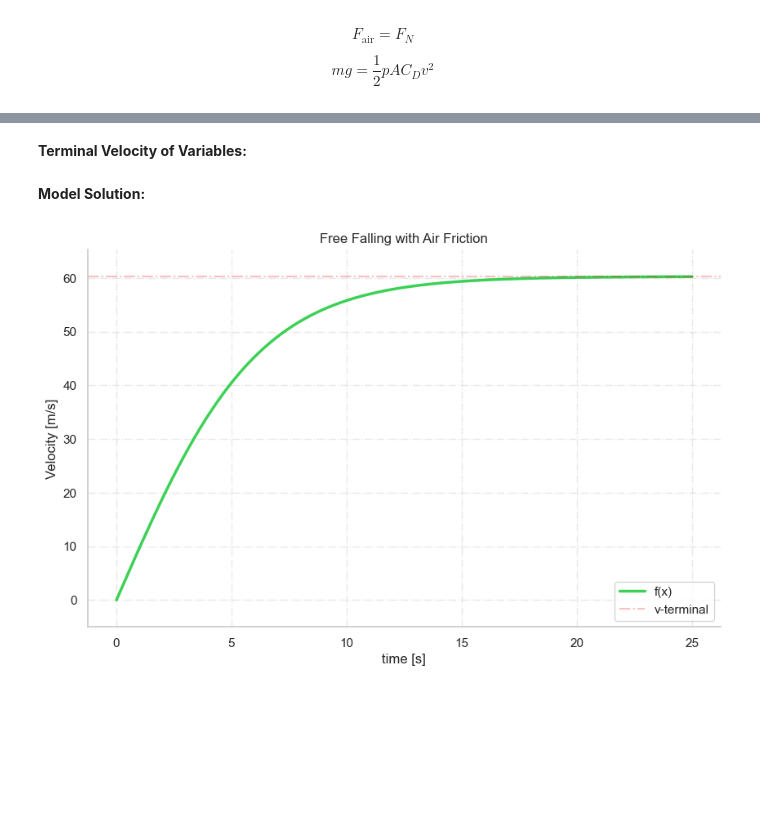
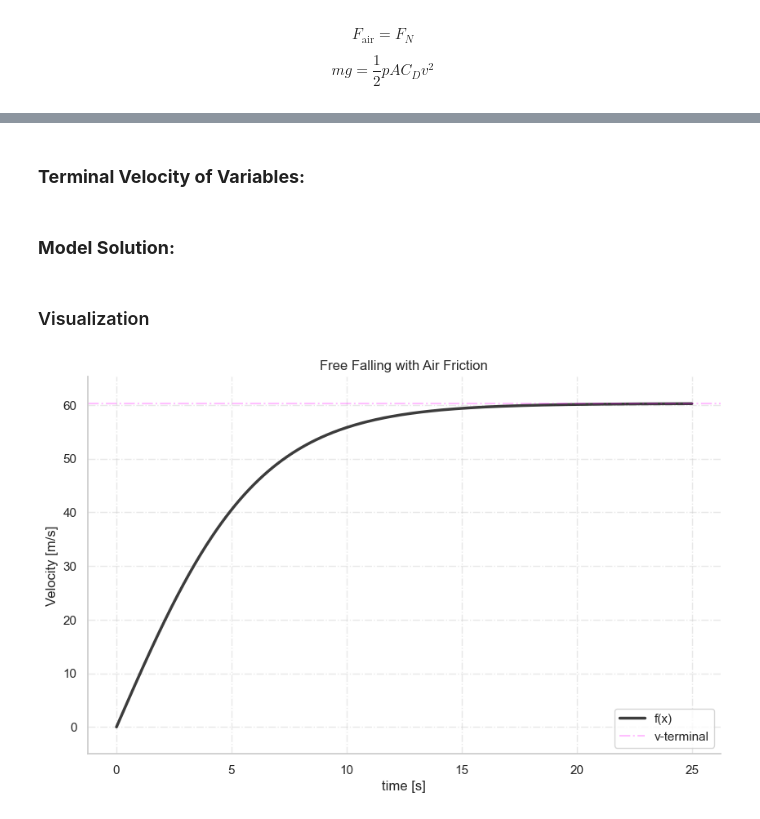
Before and after one commit to ibobey/Scientific-Python, a Jupyter notebook: Part 1 - SkyDiving/NOTEBOOK/SkyDiving.ipynb, the cells around one changed output, grey strips where cells are left out. Saved outputs shown, nothing was run; the diff lists cells and outputs as text; code cells hidden in the pictures; blank space fills up the shorter version.

```diff
--- a/Part 1 - SkyDiving/NOTEBOOK/SkyDiving.ipynb
+++ b/Part 1 - SkyDiving/NOTEBOOK/SkyDiving.ipynb
@@ -72,7 +74,7 @@ test_elements: Elements = Elements(
     t = np.linspace(0,25,500)
 )
 # %% [markdown]
-__Terminal Velocity of Variables:__
+### __Terminal Velocity of Variables:__
 # %%
 terminal_velocity: float = calculate_terminal_velocity(m=test_elements.m,
                             g=test_elements.g,
@@ -80,7 +82,7 @@ terminal_velocity: float = calculate_terminal_velocity(m=test_elements.m,
                             p=test_elements.p,
                             A=test_elements.A)
 # %% [markdown]
-__Model Solution:__
+### __Model Solution:__
 # %%
 solution: ndarray = odeint(model,
                   y0=test_elements.v0,
@@ -90,29 +92,31 @@ solution: ndarray = odeint(model,
                         test_elements.C_D,
                         test_elements.m,
                         test_elements.p,))
+# %% [markdown]
+### Visualization
 # %%
 figure, axes = plt.subplots(figsize=(10,6))
 
 axes.plot(test_elements.t,
          solution,
          lw=2.5,
          label="f(x)",
-         color="g",
+         color="k",
          alpha=0.85)
 
 axes.axhline(terminal_velocity,
             alpha=0.25,
             ls="-.",
             label="v-terminal",
-            color="r")
+            color="#FF00FF")
 
 axes.grid(True, alpha=0.45, ls="-.")
 axes.legend(loc="best")
 axes.set_title("Free Falling with Air Friction")
 axes.set_xlabel("time [s]")
 axes.set_ylabel("Velocity [m/s]")
 axes.set_ylim(-5, terminal_velocity + 5)
 sns.despine()
 plt.show()
 # %% [output]
-[figure, old version]
+[figure, new version]
```
Also changed, not shown: parts of 7 cells of this notebook.
